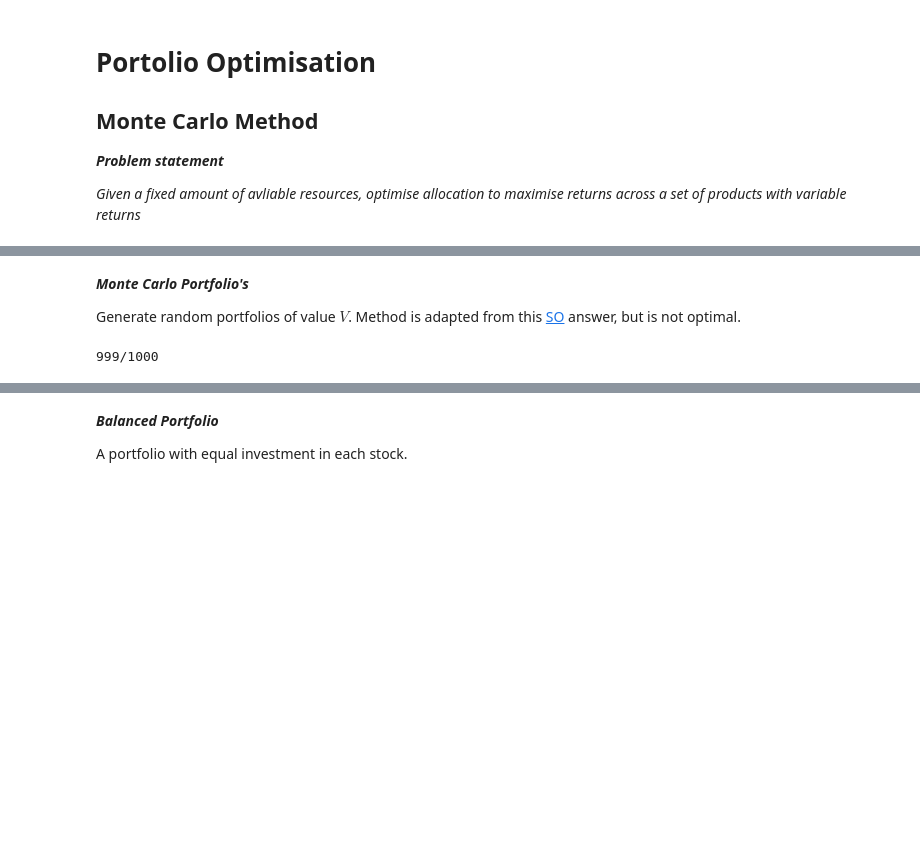
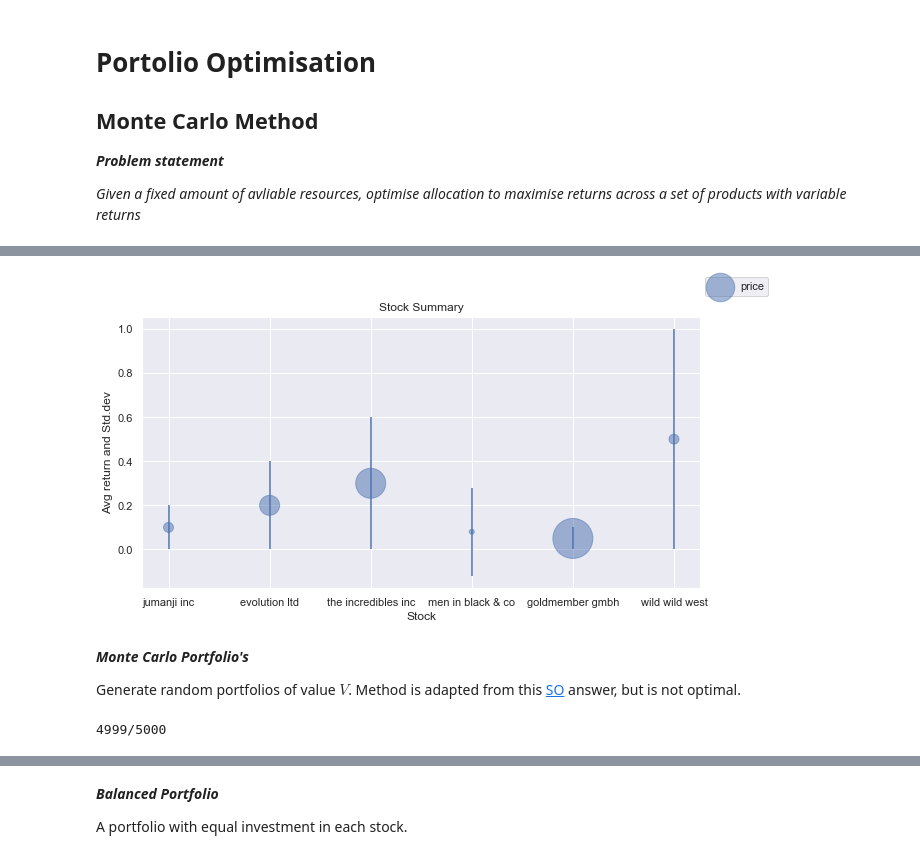
Before and after one commit to bpostance/learn_data_science, a Jupyter notebook: optimization/00-optimisation-monte-carlo-v0.0.ipynb, the cells around one changed output, grey strips where cells are left out. Saved outputs shown, nothing was run; the diff lists cells and outputs as text; code cells hidden in the pictures; blank space fills up the shorter version.

```diff
--- a/optimization/00-optimisation-monte-carlo-v0.0.ipynb
+++ b/optimization/00-optimisation-monte-carlo-v0.0.ipynb
@@ -55,3 +73,16 @@ stocks_df
+# %%
+fig,axs=plt.subplots(1,1,figsize=(10,5))
+axs.set_title('Stock Summary')
+axs.scatter(stocks_df['n'],stocks_df['mu'],s=stocks_df['price']**2,alpha=0.5,label='price')
+axs.errorbar(stocks_df['n'],stocks_df['mu'],yerr=stocks_df['sigma']/100,fmt='none')
+
+axs.set_xticks(stocks_df['n'])
+axs.set_xticklabels(stocks_df['name'])
+axs.set_ylabel('Avg return and Std.dev')
+axs.set_xlabel('Stock');
+fig.legend();
+# %% [output]
+[figure, added]
 # %% [markdown]
 ***Monte Carlo Portfolio's***
 
@@ -64,7 +95,7 @@ N = len(stocks)
 investment = 10**3
 
 mc_portfolios = list()
-pmax=1000
+pmax=5000
 for p in range(pmax):
     print(f'{p}/{pmax}',end='\r')
     # random portfolio size
@@ -86,7 +117,7 @@ for p in range(pmax):
 
     mc_portfolios.append(df)
 # %% [output]
-999/1000
+4999/5000
 # %%
 mc_portfolios = pd.concat(mc_portfolios).reset_index(drop=True)
 mc_portfolios[:2]
```
Also changed, not shown: parts of 5 cells of this notebook.
